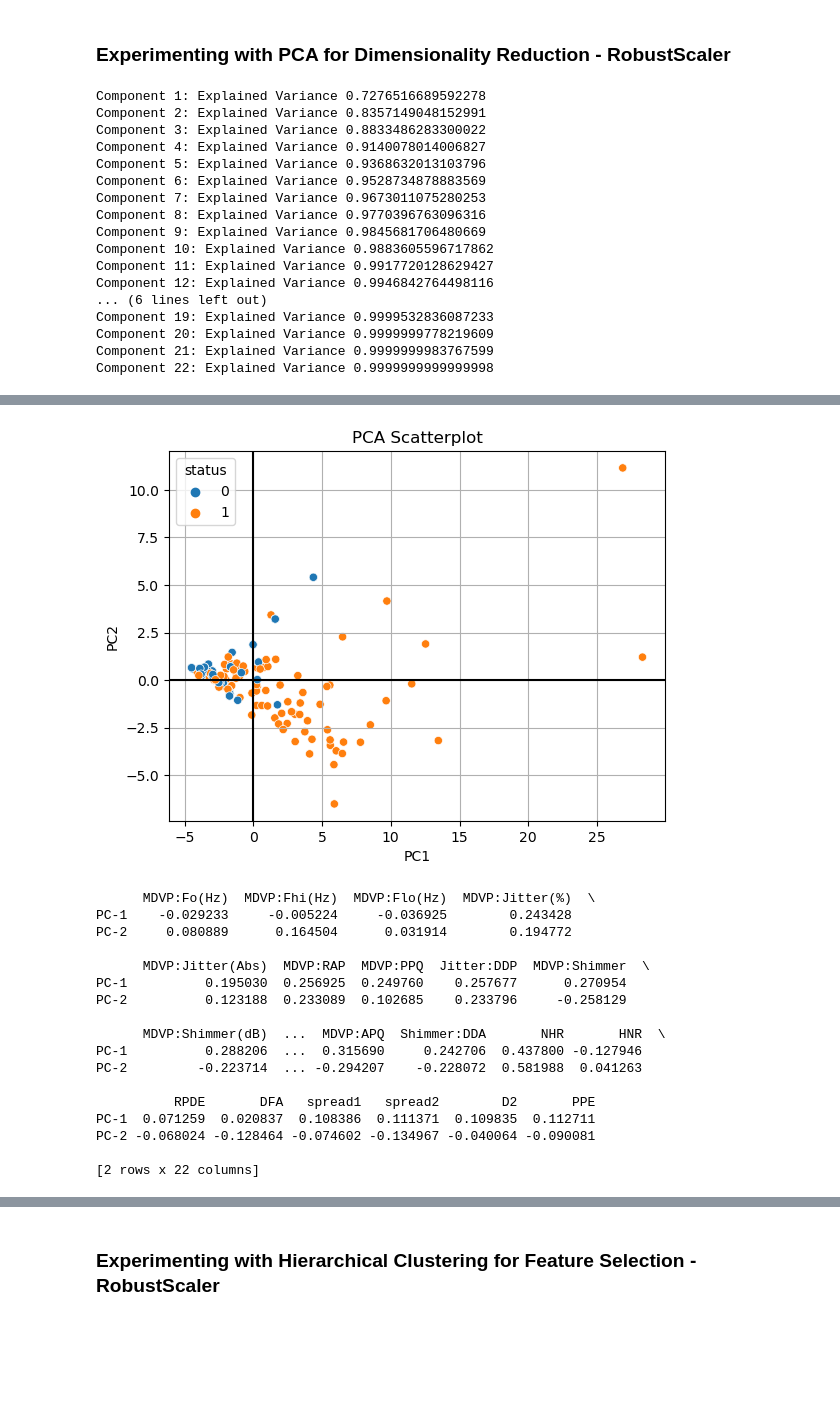
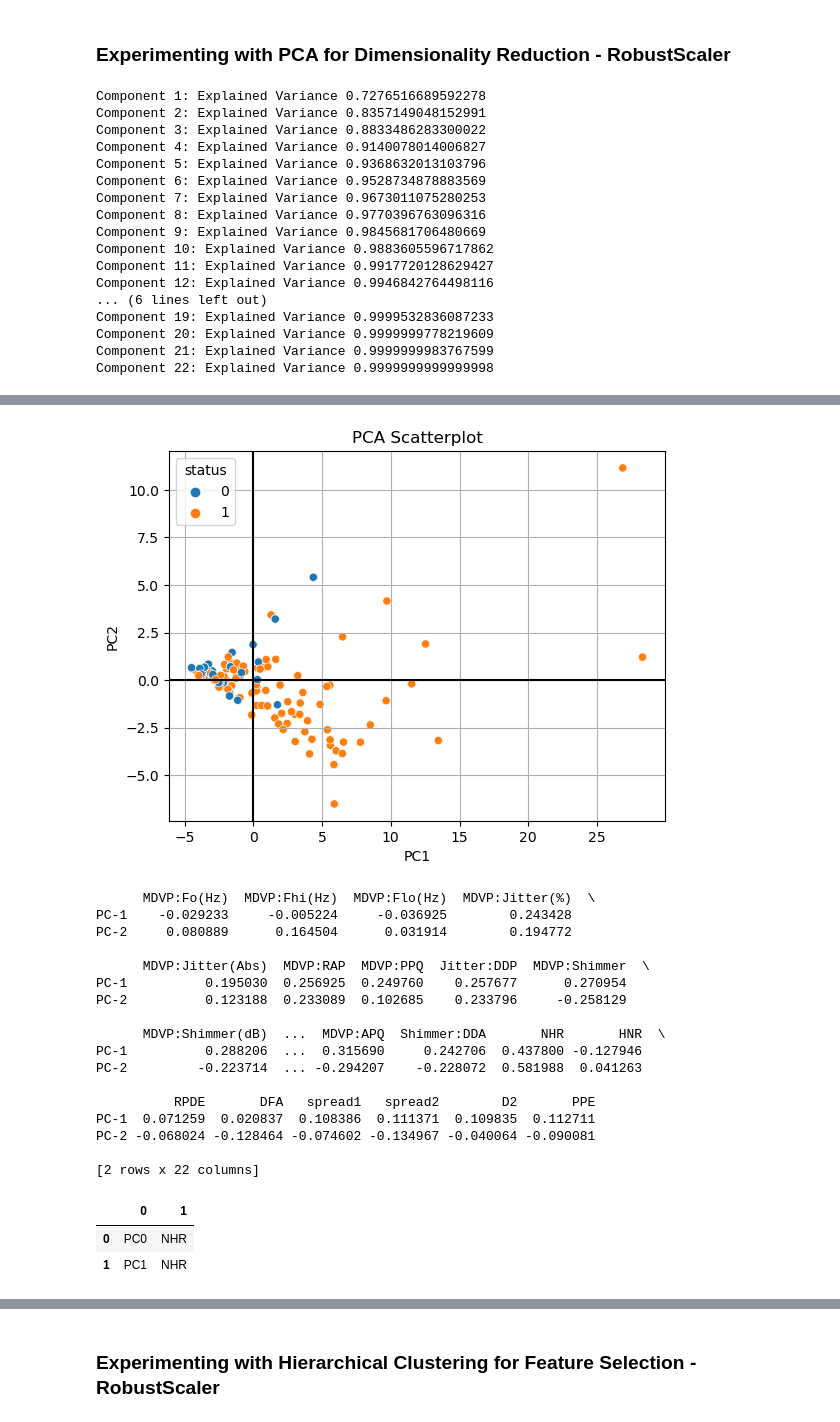
Before and after one commit to t-price/ML_project, a Jupyter notebook: Parkinsons_RobustScaler.ipynb, the cells around one changed output, grey strips where cells are left out. Cells and saved outputs as stored; diff of their text form; code cells hidden in the pictures; blank space fills up the shorter version.

```diff
--- a/Parkinsons_RobustScaler.ipynb
+++ b/Parkinsons_RobustScaler.ipynb
@@ -289,6 +295,23 @@ plt.show()
 
 #show components relations with features:
 print(pd.DataFrame(pca.components_,columns=train_X.columns,index = ['PC-1','PC-2']))
+
+# number of components
+n_pcs= pca.components_.shape[0]
+
+# get the index of the most important feature on EACH component
+most_important = [np.abs(pca.components_[i]).argmax() for i in range(n_pcs)]
+
+initial_feature_names = list(train_X.columns)
+# get the names
+most_important_names = [initial_feature_names[most_important[i]] for i in range(n_pcs)]
+
+# Create a dictionary
+dic = {'PC{}'.format(i): most_important_names[i] for i in range(n_pcs)}
+
+# build the dataframe
+most_import = pd.DataFrame(dic.items())
+display(most_import)
 # %% [output]
 Component 1: Explained Variance 0.7276516689592278
 Component 2: Explained Variance 0.8357149048152991
@@ -299,30 +322,33 @@ Component 6: Explained Variance 0.9528734878883569
 Component 7: Explained Variance 0.9673011075280253
 Component 8: Explained Variance 0.9770396763096316
 Component 9: Explained Variance 0.9845681706480669
 Component 10: Explained Variance 0.9883605596717862
 Component 11: Explained Variance 0.9917720128629427
 Component 12: Explained Variance 0.9946842764498116
 ... (6 lines left out)
 Component 19: Explained Variance 0.9999532836087233
 Component 20: Explained Variance 0.9999999778219609
 Component 21: Explained Variance 0.9999999983767599
 Component 22: Explained Variance 0.9999999999999998
 [figure]
 [figure]
       MDVP:Fo(Hz)  MDVP:Fhi(Hz)  MDVP:Flo(Hz)  MDVP:Jitter(%)  \
 PC-1    -0.029233     -0.005224     -0.036925        0.243428
 PC-2     0.080889      0.164504      0.031914        0.194772
 
       MDVP:Jitter(Abs)  MDVP:RAP  MDVP:PPQ  Jitter:DDP  MDVP:Shimmer  \
 PC-1          0.195030  0.256925  0.249760    0.257677      0.270954
 PC-2          0.123188  0.233089  0.102685    0.233796     -0.258129
 
       MDVP:Shimmer(dB)  ...  MDVP:APQ  Shimmer:DDA       NHR       HNR  \
 PC-1          0.288206  ...  0.315690     0.242706  0.437800 -0.127946
 PC-2         -0.223714  ... -0.294207    -0.228072  0.581988  0.041263
 
           RPDE       DFA   spread1   spread2        D2       PPE
 PC-1  0.071259  0.020837  0.108386  0.111371  0.109835  0.112711
 PC-2 -0.068024 -0.128464 -0.074602 -0.134967 -0.040064 -0.090081
 
 [2 rows x 22 columns]
+|  | 0 | 1 |
+| 0 | PC0 | NHR |
+| 1 | PC1 | NHR |
```
Also changed, not shown: parts of 26 cells of this notebook, 4 other files.
